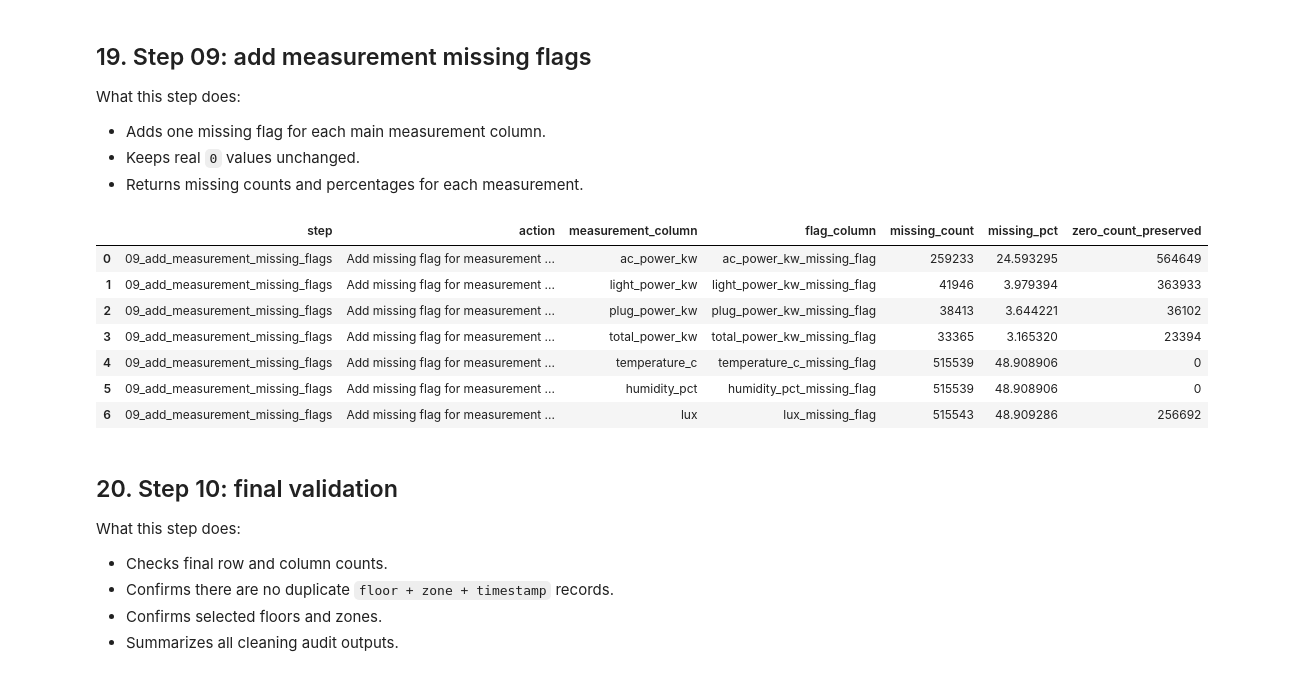
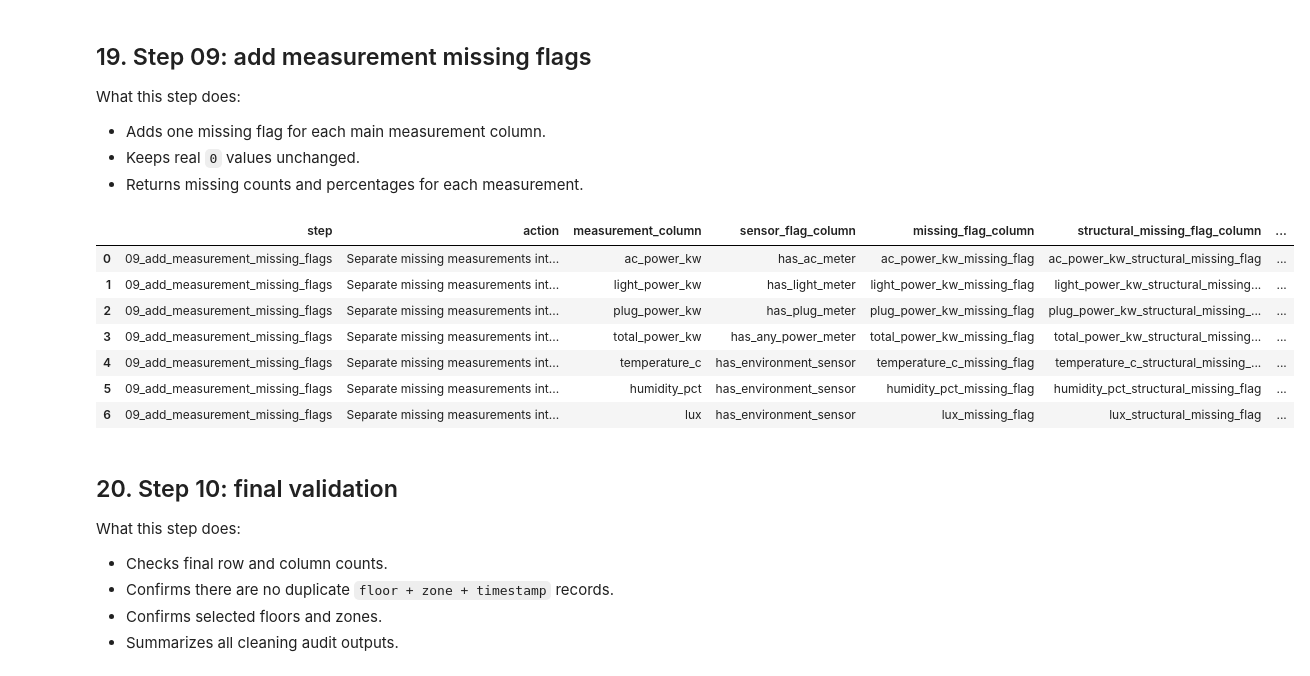
Before and after one commit to Lee-yongli/Artificial-Intelligence-for-Smart-Building-Log-Analysis, a Jupyter notebook: Artificial Intelligence for Smart-Building Log Analysis/merge_2018_2019_floors_3_4_5_7.ipynb, the cells around one changed output. Drawn from its saved outputs; the diff is of its cells as text; code cells hidden in the pictures.

```diff
--- a/Artificial Intelligence for Smart-Building Log Analysis/merge_2018_2019_floors_3_4_5_7.ipynb
+++ b/Artificial Intelligence for Smart-Building Log Analysis/merge_2018_2019_floors_3_4_5_7.ipynb
@@ -285,7 +285,16 @@ MEASUREMENT_COLUMNS = [col for col in combined.columns if col.startswith("z")]
 POWER_COLUMNS = [col for col in MEASUREMENT_COLUMNS if col.endswith("(kW)")]
 ZONE_IDS = sorted({int(match.group(1)) for col in MEASUREMENT_COLUMNS if (match := re.match(r"z(\d+)_", col))})
 VALUE_COLUMNS = ["ac_power_kw", "light_power_kw", "plug_power_kw", "total_power_kw", "temperature_c", "humidity_pct", "lux"]
-AVAILABILITY_COLUMNS = ["has_ac_meter", "has_light_meter", "has_plug_meter", "has_environment_sensor"]
+AVAILABILITY_COLUMNS = ["has_ac_meter", "has_light_meter", "has_plug_meter", "has_any_power_meter", "has_environment_sensor"]
+MISSING_TYPE_SENSOR_MAP = {
+    "ac_power_kw": "has_ac_meter",
+    "light_power_kw": "has_light_meter",
+    "plug_power_kw": "has_plug_meter",
+    "total_power_kw": "has_any_power_meter",
+    "temperature_c": "has_environment_sensor",
+    "humidity_pct": "has_environment_sensor",
+    "lux": "has_environment_sensor",
+}
 
 print("Measurement columns:", len(MEASUREMENT_COLUMNS))
 print("Power columns:", len(POWER_COLUMNS))
@@ -696,35 +784,52 @@ What this step does:
 # %%
 def clean_step_09_add_measurement_missing_flags(df: pd.DataFrame) -> tuple[pd.DataFrame, pd.DataFrame]:
     out = df.copy()
     audit_rows = []
 
     for col in VALUE_COLUMNS:
-        flag_col = f"{col}_missing_flag"
-        out[flag_col] = out[col].isna()
+        sensor_flag_col = MISSING_TYPE_SENSOR_MAP[col]
+        missing_flag_col = f"{col}_missing_flag"
+        structural_flag_col = f"{col}_structural_missing_flag"
+        real_flag_col = f"{col}_real_missing_flag"
+
+        has_sensor = out[sensor_flag_col].fillna(False).astype(bool)
+        is_missing = out[col].isna()
+
+        out[missing_flag_col] = is_missing
+        out[structural_flag_col] = is_missing & ~has_sensor
+        out[real_flag_col] = is_missing & has_sensor
+
         audit_rows.append({
             "step": "09_add_measurement_missing_flags",
-            "action": "Add missing flag for measurement column",
+            "action": "Separate missing measurements into structural missing and real missing",
             "measurement_column": col,
-            "flag_column": flag_col,
-            "missing_count": int(out[flag_col].sum()),
-            "missing_pct": float(out[flag_col].mean() * 100),
+            "sensor_flag_column": sensor_flag_col,
+            "missing_flag_column": missing_flag_col,
+            "structural_missing_flag_column": structural_flag_col,
+            "real_missing_flag_column": real_flag_col,
+            "total_missing_count": int(out[missing_flag_col].sum()),
+            "structural_missing_count": int(out[structural_flag_col].sum()),
+            "real_missing_count": int(out[real_flag_col].sum()),
+            "total_missing_pct": float(out[missing_flag_col].mean() * 100),
+            "structural_missing_pct": float(out[structural_flag_col].mean() * 100),
+            "real_missing_pct": float(out[real_flag_col].mean() * 100),
             "zero_count_preserved": int((out[col] == 0).sum(skipna=True)),
         })
 
     audit = pd.DataFrame(audit_rows)
     return out, audit
 
 cleaned_15min, audit_09_missing_flags = clean_step_09_add_measurement_missing_flags(cleaned_15min_without_measurement_flags)
 display(audit_09_missing_flags)
 # %% [output]
-|  | step | action | measurement_column | flag_column | missing_count | missing_pct | zero_count_preserved |
-| 0 | 09_add_measurement_missing_flags | Add missing flag for measurement ... | ac_power_kw | ac_power_kw_missing_flag | 259233 | 24.593295 | 564649 |
-| 1 | 09_add_measurement_missing_flags | Add missing flag for measurement ... | light_power_kw | light_power_kw_missing_flag | 41946 | 3.979394 | 363933 |
-| 2 | 09_add_measurement_missing_flags | Add missing flag for measurement ... | plug_power_kw | plug_power_kw_missing_flag | 38413 | 3.644221 | 36102 |
-| 3 | 09_add_measurement_missing_flags | Add missing flag for measurement ... | total_power_kw | total_power_kw_missing_flag | 33365 | 3.165320 | 23394 |
-| 4 | 09_add_measurement_missing_flags | Add missing flag for measurement ... | temperature_c | temperature_c_missing_flag | 515539 | 48.908906 | 0 |
-| 5 | 09_add_measurement_missing_flags | Add missing flag for measurement ... | humidity_pct | humidity_pct_missing_flag | 515539 | 48.908906 | 0 |
-| 6 | 09_add_measurement_missing_flags | Add missing flag for measurement ... | lux | lux_missing_flag | 515543 | 48.909286 | 256692 |
+|  | step | action | measurement_column | sensor_flag_column | missing_flag_column | structural_missing_flag_column | ... |
+| 0 | 09_add_measurement_missing_flags | Separate missing measurements int... | ac_power_kw | has_ac_meter | ac_power_kw_missing_flag | ac_power_kw_structural_missing_flag | ... |
+| 1 | 09_add_measurement_missing_flags | Separate missing measurements int... | light_power_kw | has_light_meter | light_power_kw_missing_flag | light_power_kw_structural_missing... | ... |
+| 2 | 09_add_measurement_missing_flags | Separate missing measurements int... | plug_power_kw | has_plug_meter | plug_power_kw_missing_flag | plug_power_kw_structural_missing_... | ... |
+| 3 | 09_add_measurement_missing_flags | Separate missing measurements int... | total_power_kw | has_any_power_meter | total_power_kw_missing_flag | total_power_kw_structural_missing... | ... |
+| 4 | 09_add_measurement_missing_flags | Separate missing measurements int... | temperature_c | has_environment_sensor | temperature_c_missing_flag | temperature_c_structural_missing_... | ... |
+| 5 | 09_add_measurement_missing_flags | Separate missing measurements int... | humidity_pct | has_environment_sensor | humidity_pct_missing_flag | humidity_pct_structural_missing_flag | ... |
+| 6 | 09_add_measurement_missing_flags | Separate missing measurements int... | lux | has_environment_sensor | lux_missing_flag | lux_structural_missing_flag | ... |
 # %% [markdown]
 ## 20. Step 10: final validation
 
```
Also changed, not shown: parts of 38 cells of this notebook, 13 other files.
